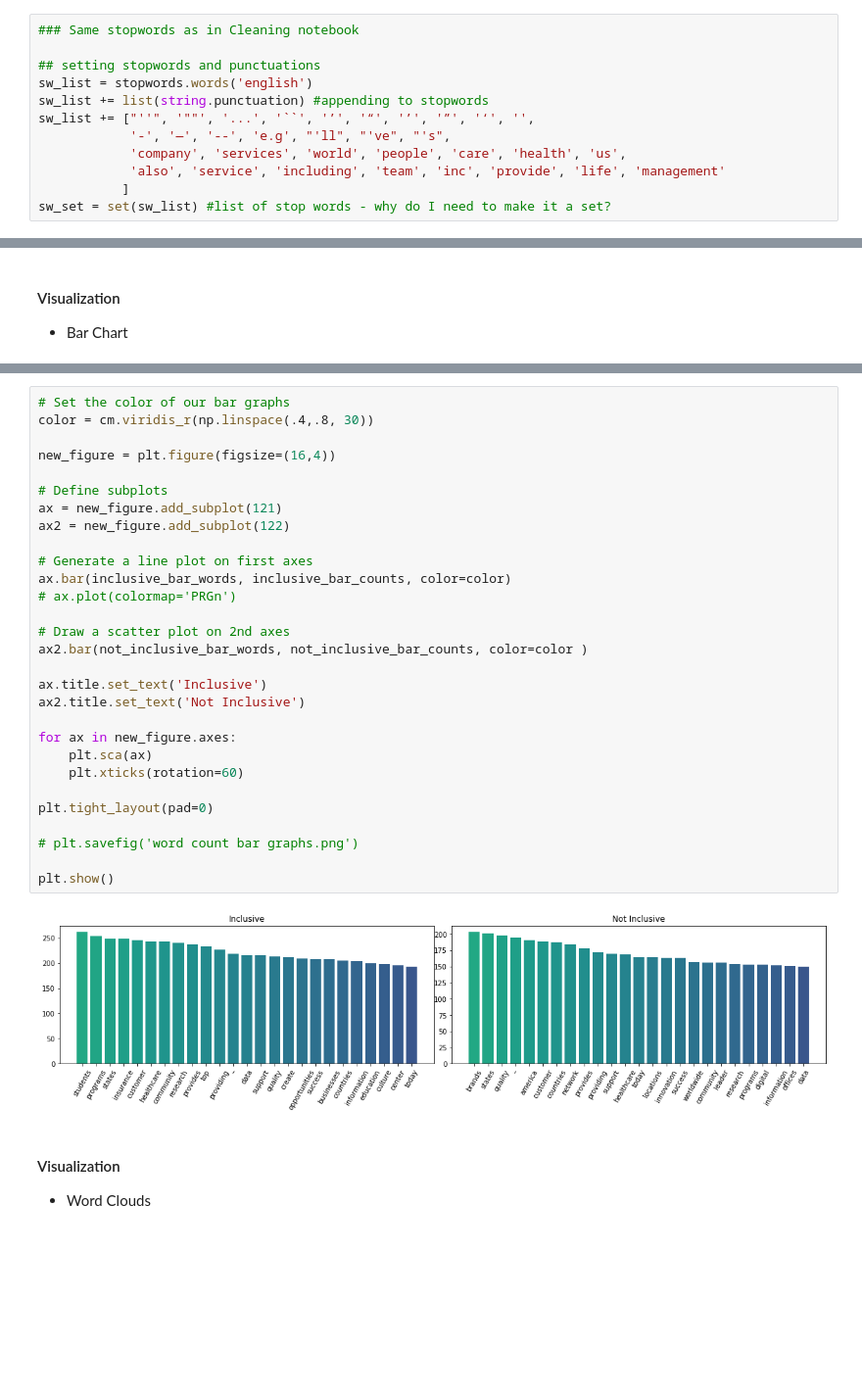
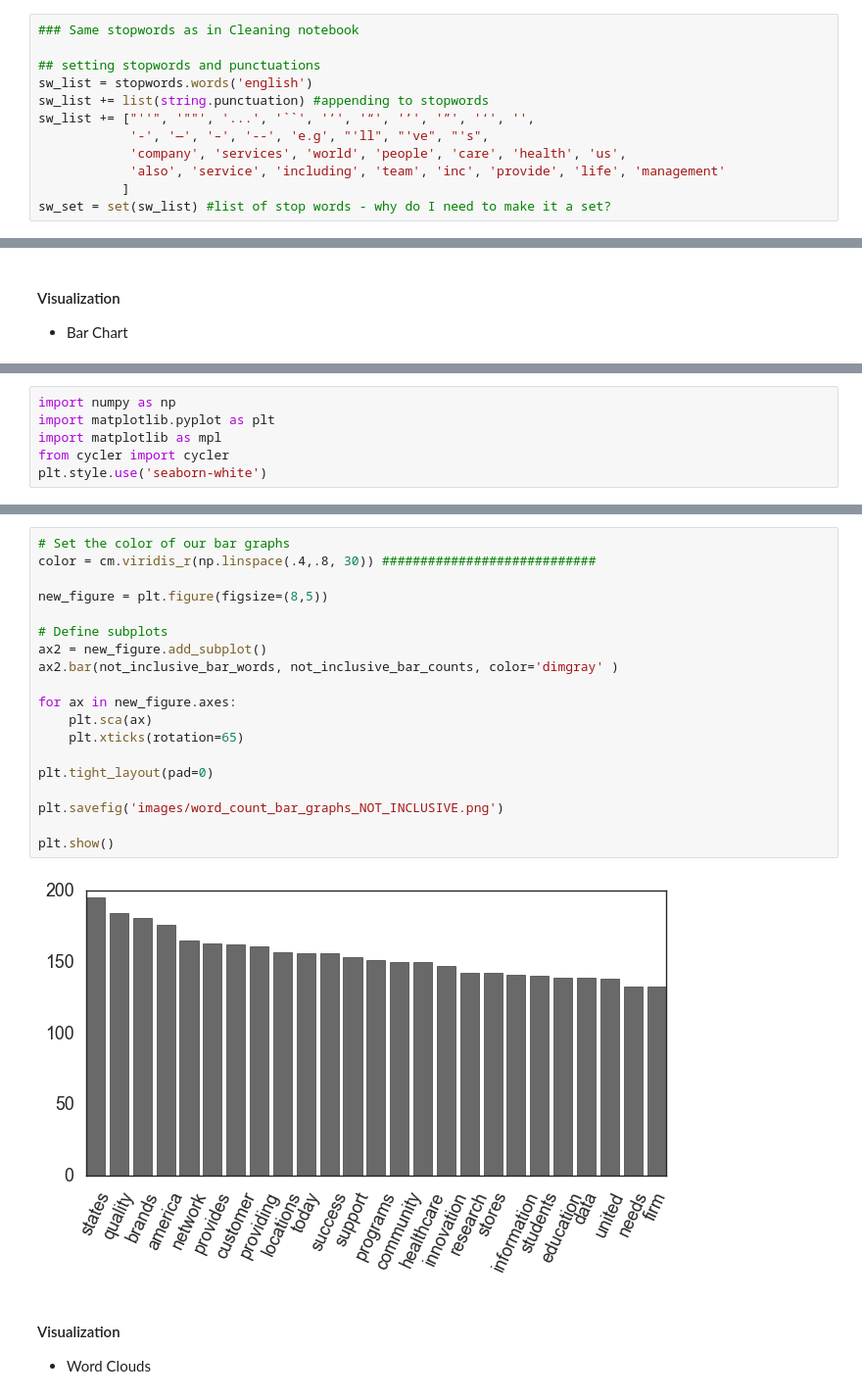
Before and after one commit to cierra4prez/NLP_Diversity_and_Inclusion, a Jupyter notebook: 2_NLP_Preprocessing.ipynb, the cells around one changed output, grey strips where cells are left out. Shown: that part at 98% size. Saved outputs shown, nothing was run; the diff lists cells and outputs as text; blank space fills up the shorter version.

```diff
--- a/2_NLP_Preprocessing.ipynb
+++ b/2_NLP_Preprocessing.ipynb
@@ -154,7 +154,7 @@ fdist.plot(20)
 sw_list = stopwords.words('english')
 sw_list += list(string.punctuation) #appending to stopwords
 sw_list += ["''", '""', '...', '``', '’', '“', '’', '”', '‘', '',
-            '-', '—', '--', 'e.g', "'ll", "'ve", "'s",
+            '-', '—', '–', '--', 'e.g', "'ll", "'ve", "'s",
             'company', 'services', 'world', 'people', 'care', 'health', 'us',
             'also', 'service', 'including', 'team', 'inc', 'provide', 'life', 'management'
            ]
@@ -456,3 +449,9 @@ inclusive_bar_words = [x[0] for x in inclusive_freq.most_common(25)]
 
 not_inclusive_bar_counts = [x[1] for x in not_inclusive_freq.most_common(25)]
 not_inclusive_bar_words = [x[0] for x in not_inclusive_freq.most_common(25)]
+# %%
+import numpy as np
+import matplotlib.pyplot as plt
+import matplotlib as mpl
+from cycler import cycler
+plt.style.use('seaborn-white')
@@ -459,34 +490,24 @@ not_inclusive_bar_words = [x[0] for x in not_inclusive_freq.most_common(25)]
 # %%
 # Set the color of our bar graphs
-color = cm.viridis_r(np.linspace(.4,.8, 30))
+color = cm.viridis_r(np.linspace(.4,.8, 30)) ############################
 
-new_figure = plt.figure(figsize=(16,4))
+new_figure = plt.figure(figsize=(8,5))
 
 # Define subplots
-ax = new_figure.add_subplot(121)
-ax2 = new_figure.add_subplot(122)
-
-# Generate a line plot on first axes
-ax.bar(inclusive_bar_words, inclusive_bar_counts, color=color)
-# ax.plot(colormap='PRGn')
-
-# Draw a scatter plot on 2nd axes
-ax2.bar(not_inclusive_bar_words, not_inclusive_bar_counts, color=color )
-
-ax.title.set_text('Inclusive')
-ax2.title.set_text('Not Inclusive')
+ax2 = new_figure.add_subplot()
+ax2.bar(not_inclusive_bar_words, not_inclusive_bar_counts, color='dimgray' )
 
 for ax in new_figure.axes:
     plt.sca(ax)
-    plt.xticks(rotation=60)
+    plt.xticks(rotation=65)
 
 plt.tight_layout(pad=0)
 
-# plt.savefig('word count bar graphs.png')
+plt.savefig('images/word_count_bar_graphs_NOT_INCLUSIVE.png')
 
 plt.show()
 # %% [output]
-[figure, old version]
+[figure, new version]
 # %% [markdown]
 #### Visualization
 - Word Clouds
```
Also changed, not shown: parts of 27 cells of this notebook, 14 other files.
